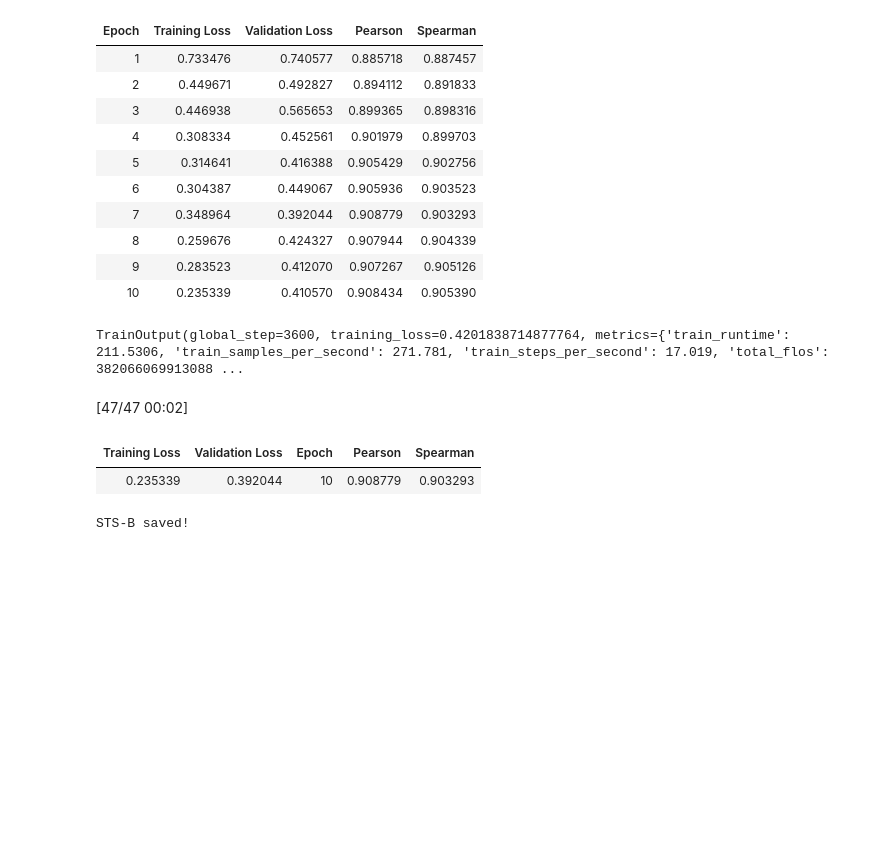
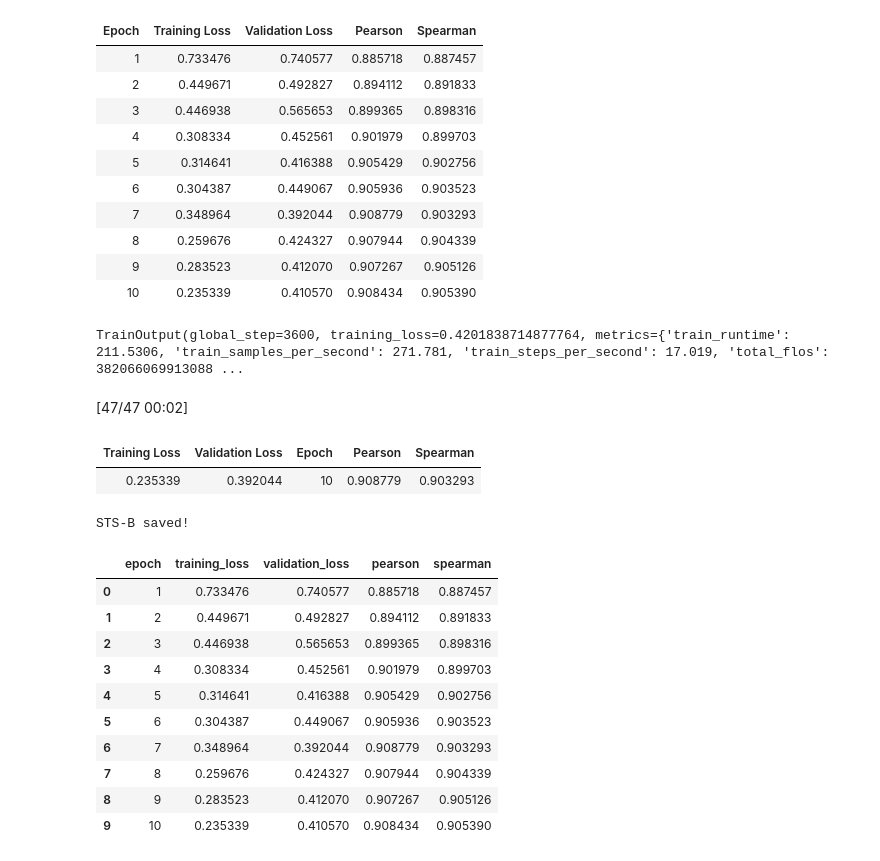
Before and after one commit to shoshe1/nn_project, a Jupyter notebook: notebooks/sts-b_lora_roberta.ipynb, the cells around one changed output. Saved outputs shown, nothing was run; the diff lists cells and outputs as text; code cells hidden in the pictures; blank space fills up the shorter version.

```diff
--- a/notebooks/sts-b_lora_roberta.ipynb
+++ b/notebooks/sts-b_lora_roberta.ipynb
@@ -344,3 +320,90 @@ print("STS-B saved!")
 | Training Loss | Validation Loss | Epoch | Pearson | Spearman |
 | 0.235339 | 0.392044 | 10 | 0.908779 | 0.903293 |
 STS-B saved!
+# %%
+from pathlib import Path
+import matplotlib.pyplot as plt
+import pandas as pd
+import json
+
+RESULTS_DIR = Path.cwd() / "results"
+RESULTS_DIR.mkdir(
+    parents=True,
+    exist_ok=True,
+)
+
+epochs = list(range(1, 11))
+
+training_loss = [
+    0.733476,
+    0.449671,
+    0.446938,
+    0.308334,
+    0.314641,
+    0.304387,
+    0.348964,
+    0.259676,
+    0.283523,
+    0.235339,
+]
+
+validation_loss = [
+    0.740577,
+    0.492827,
+    0.565653,
+    0.452561,
+    0.416388,
+    0.449067,
+    0.392044,
+    0.424327,
+    0.412070,
+    0.410570,
+]
+
+pearson_scores = [
+    0.885718,
+    0.894112,
+    0.899365,
+    0.901979,
+    0.905429,
+    0.905936,
+    0.908779,
+    0.907944,
+    0.907267,
+    0.908434,
+]
+
+spearman_scores = [
+    0.887457,
+    0.891833,
+    0.898316,
+    0.899703,
+    0.902756,
+    0.903523,
+    0.903293,
+    0.904339,
+    0.905126,
+    0.905390,
+]
+
+results_df = pd.DataFrame({
+    "epoch": epochs,
+    "training_loss": training_loss,
+    "validation_loss": validation_loss,
+    "pearson": pearson_scores,
+    "spearman": spearman_scores,
+})
+
+display(results_df)
+# %% [output]
+|  | epoch | training_loss | validation_loss | pearson | spearman |
+| 0 | 1 | 0.733476 | 0.740577 | 0.885718 | 0.887457 |
+| 1 | 2 | 0.449671 | 0.492827 | 0.894112 | 0.891833 |
+| 2 | 3 | 0.446938 | 0.565653 | 0.899365 | 0.898316 |
+| 3 | 4 | 0.308334 | 0.452561 | 0.901979 | 0.899703 |
+| 4 | 5 | 0.314641 | 0.416388 | 0.905429 | 0.902756 |
+| 5 | 6 | 0.304387 | 0.449067 | 0.905936 | 0.903523 |
+| 6 | 7 | 0.348964 | 0.392044 | 0.908779 | 0.903293 |
+| 7 | 8 | 0.259676 | 0.424327 | 0.907944 | 0.904339 |
+| 8 | 9 | 0.283523 | 0.412070 | 0.907267 | 0.905126 |
+| 9 | 10 | 0.235339 | 0.410570 | 0.908434 | 0.905390 |
```
Also changed, not shown: parts of 5 cells of this notebook, 4 other files.
